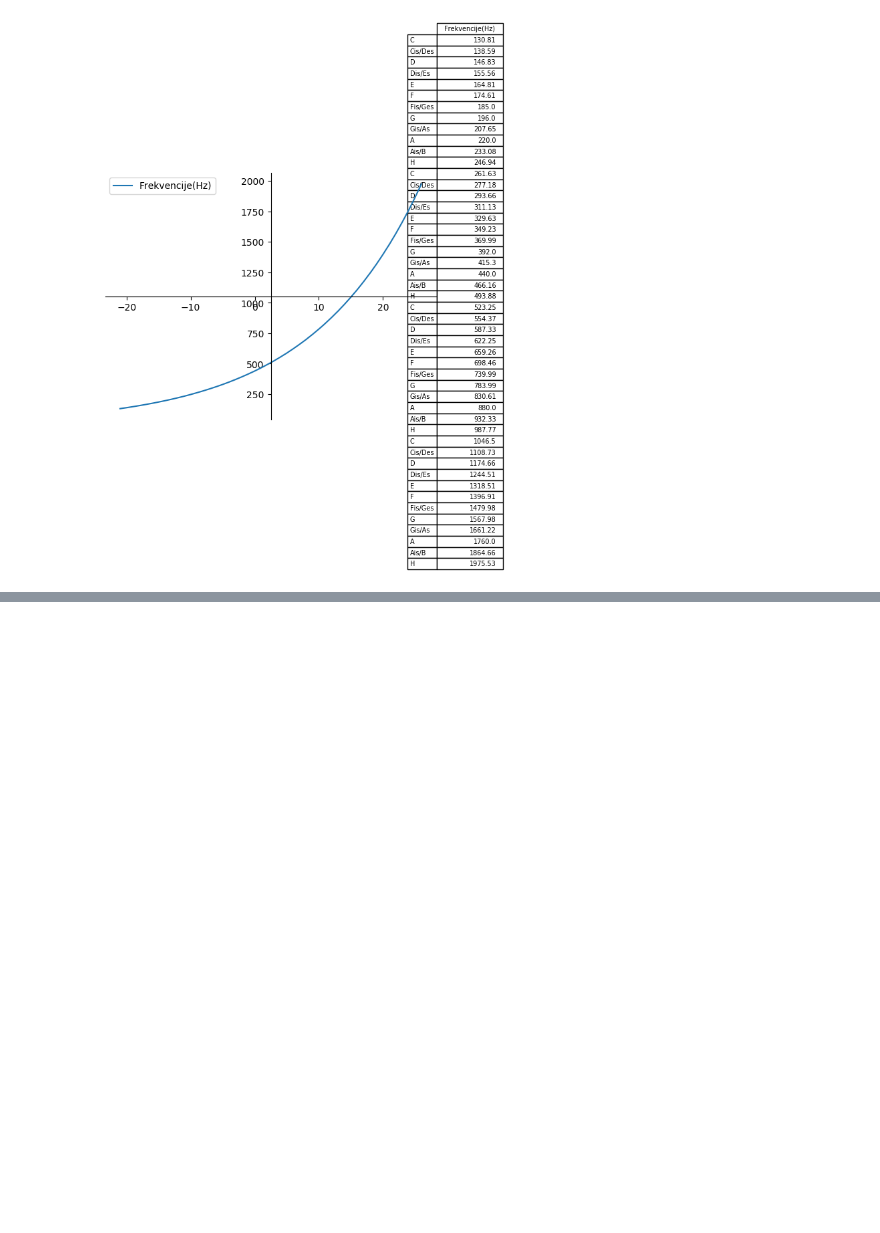
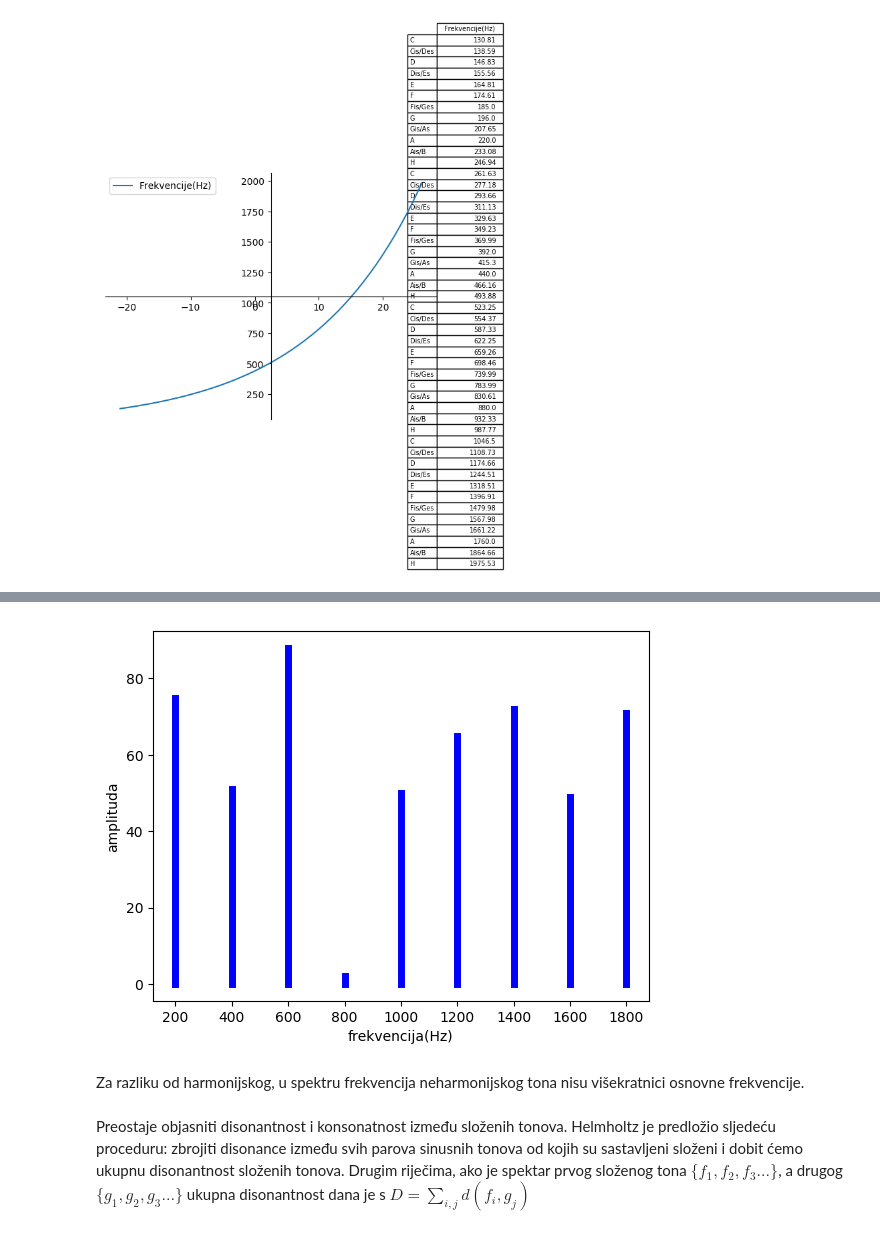
Before and after one commit to larajko/Matemati-ki-softver, a Jupyter notebook: Zadaca1.ipynb, the cells around one changed output, grey strips where cells are left out. Drawn from its saved outputs; the diff is of its cells as text; code cells hidden in the pictures; blank space fills up the shorter version.

```diff
--- a/Zadaca1.ipynb
+++ b/Zadaca1.ipynb
@@ -250,0 +260,18 @@ još alikvote, graf, objašnjenje
+# %%
+from random import randint
+x=np.arange(200,2000,200)
+y=[]
+for i in range(len(x)):
+    y.append(randint(0,100))
+    plt.plot([x[i],x[i]],[0,y[i]],linewidth=5,c='blue')
+plt.xticks(x)
+plt.ylabel('amplituda')
+plt.xlabel('frekvencija(Hz)')
+plt.show()
+# %% [output]
+[figure, added]
+# %% [markdown]
+Za razliku od harmonijskog, u spektru frekvencija neharmonijskog tona nisu višekratnici osnovne frekvencije.
+# %% [markdown]
+Preostaje objasniti disonantnost i konsonatnost između složenih tonova.
+Helmholtz je predložio sljedeću proceduru: zbrojiti disonance između svih parova sinusnih tonova od kojih su sastavljeni složeni i dobit ćemo ukupnu disonantnost složenih tonova. Drugim riječima, ako je spektar prvog složenog tona $\{f_1, f_2, f_3...\}$, a drugog $\{g_1, g_2, g_3...\}$ ukupna disonantnost dana je s $ D=\sum_{i,j} d(f_i,g_j)$
```
Also changed, not shown: parts of 25 cells of this notebook, 1 other file.
